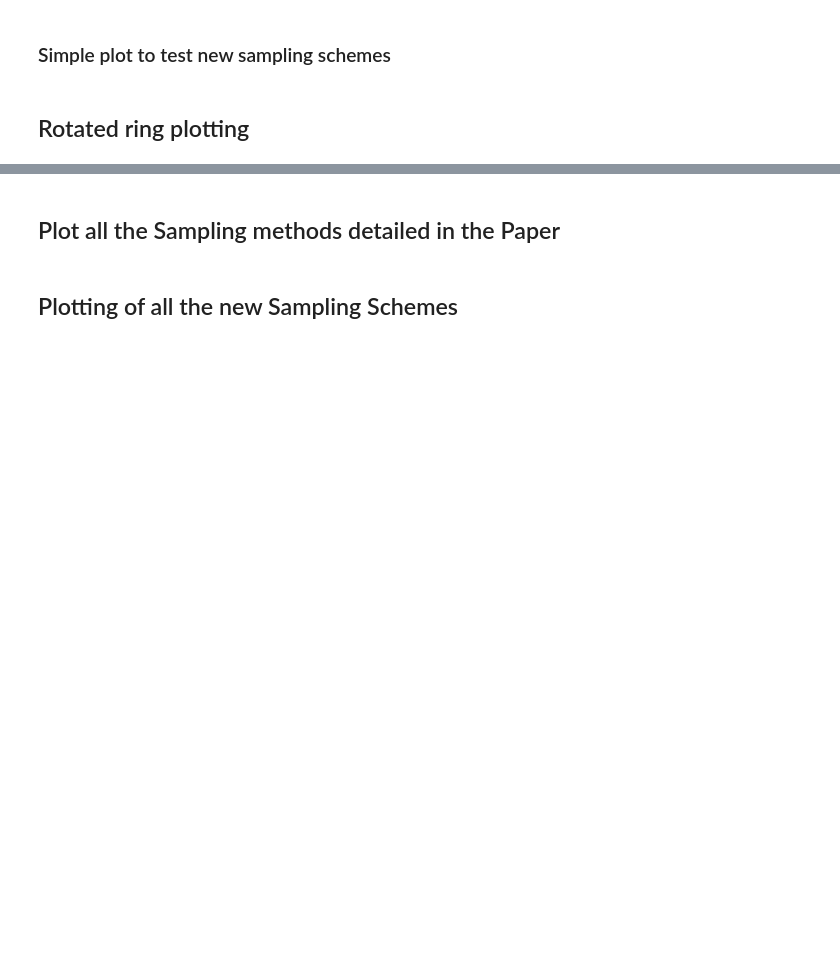
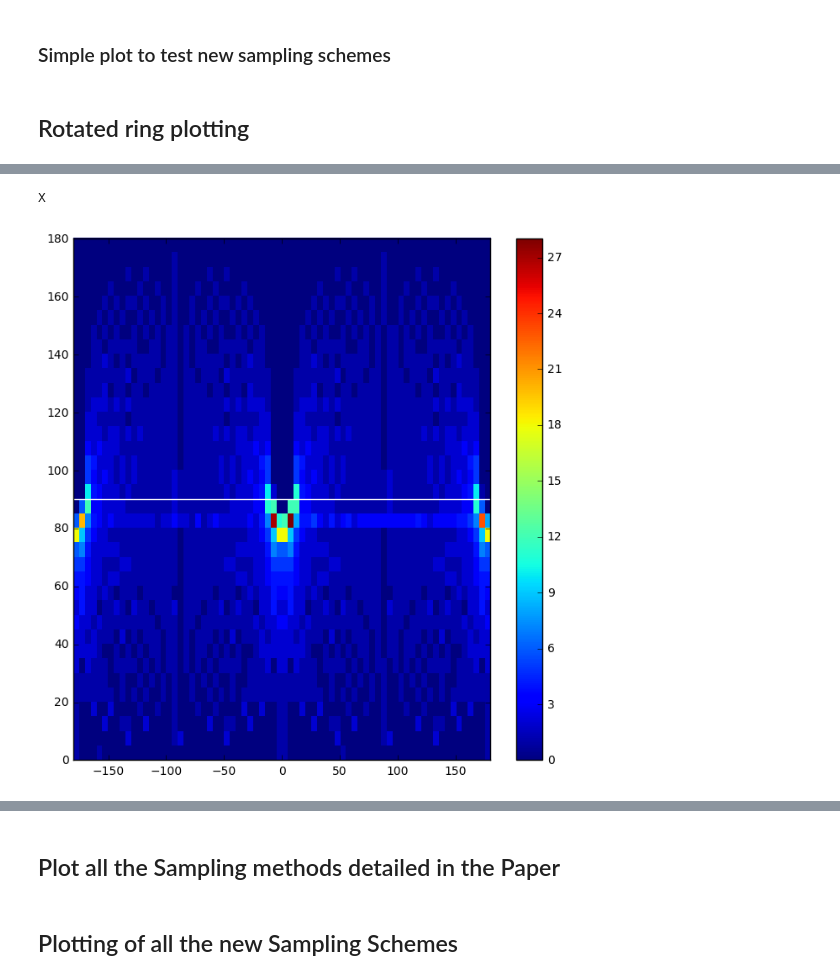
Before and after one commit to usnistgov/Texture-Sampling-PhaseMeasurement-BiasErrors, a Jupyter notebook: JupyterNotebooks/PoleFigurePhaseFractions.ipynb, the cells around one changed output, grey strips where cells are left out. Drawn from its saved outputs; the diff is of its cells as text; code cells hidden in the pictures; blank space fills up the shorter version.

```diff
--- a/JupyterNotebooks/PoleFigurePhaseFractions.ipynb
+++ b/JupyterNotebooks/PoleFigurePhaseFractions.ipynb
@@ -909,0 +810,17 @@ plt.show()
+# %%
+fig = plt.figure(figsize=(8,8), dpi=600)
+res=5
+theta=10
+omega_list=np.arange(-90, 91, 5 )
+SchemeName,Coordinates=RingRot(res,theta,omega_list,'X')
+
+h=plt.hist2d(Coordinates['Rotation'], Coordinates['Tilt'], bins=[72, 36], range=[[-180, 180], [0, 180]])
+
+plt.colorbar(h[3])
+
+plt.axhline(90,c='white')
+
+plt.show()
+# %% [output]
+X
+[figure, added]
```
Also changed, not shown: parts of 18 cells of this notebook.
